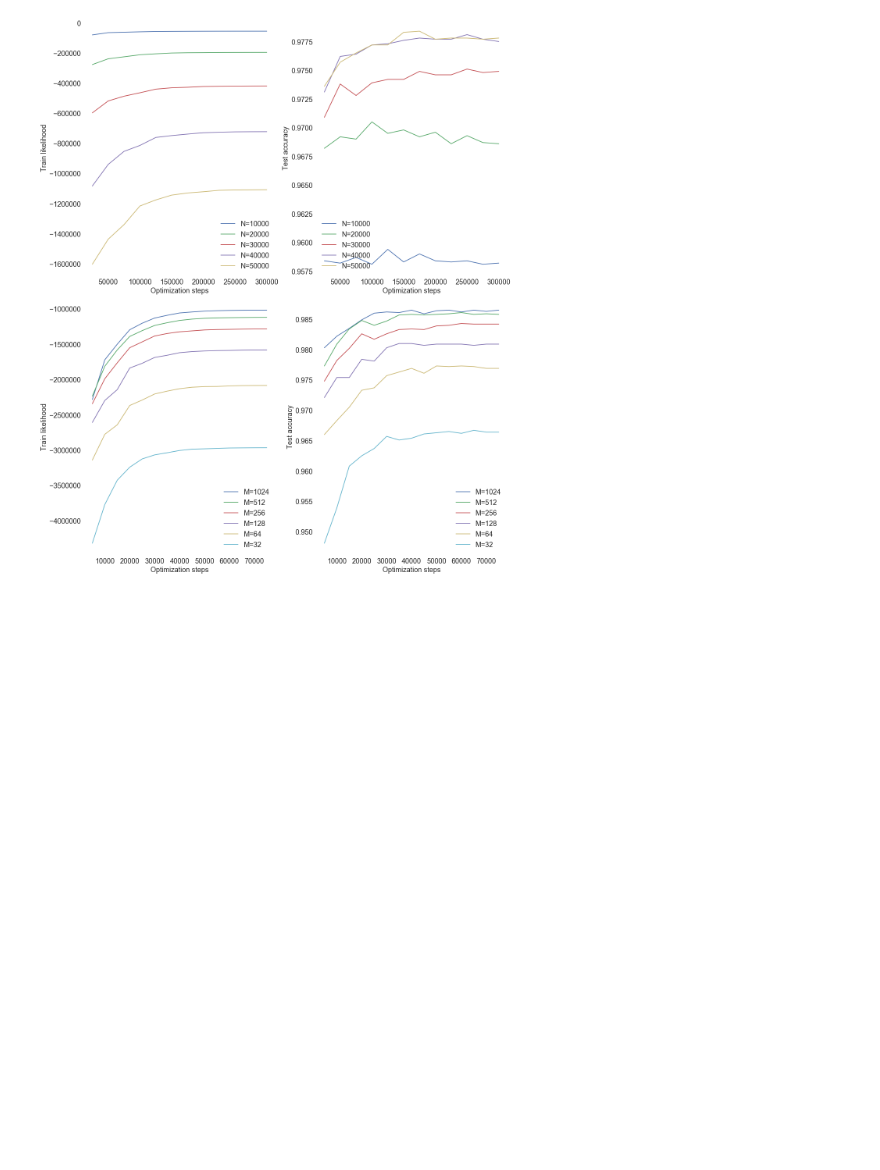
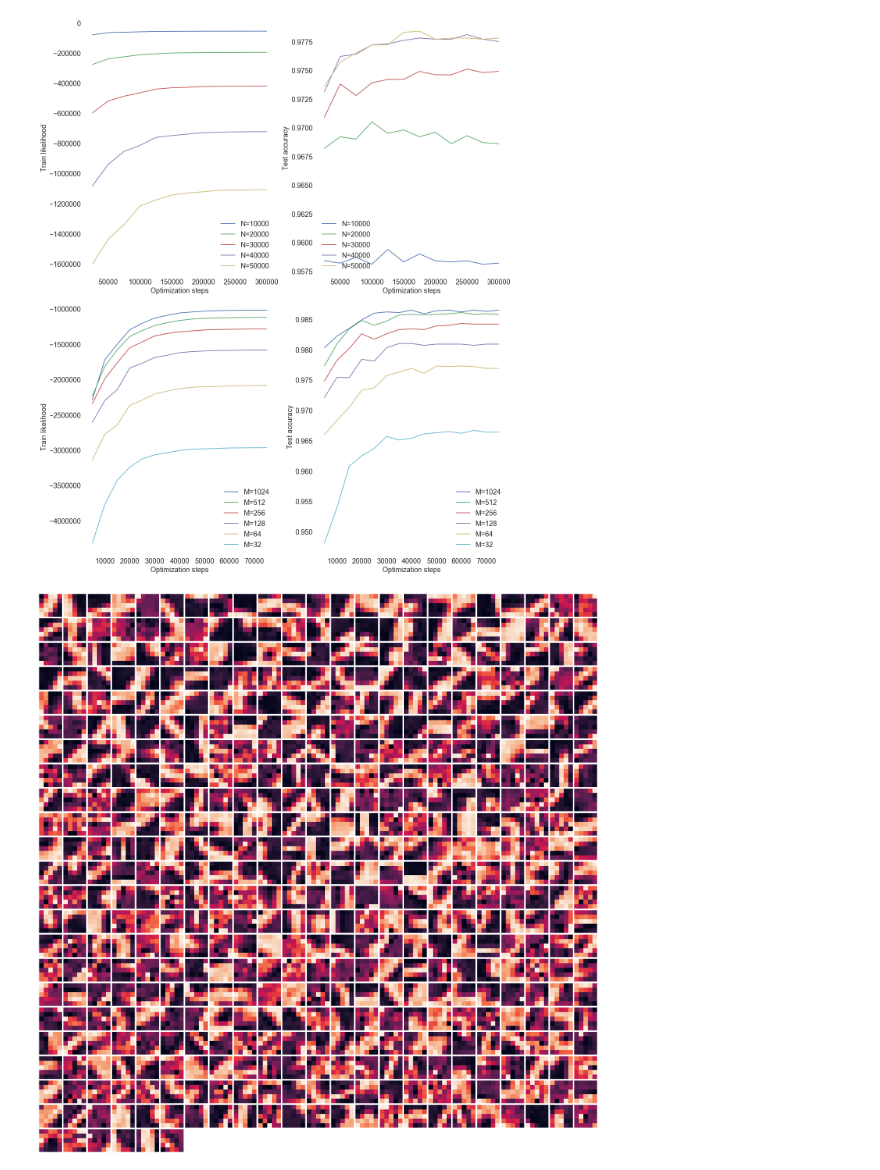
Before and after one commit to kekeblom/DeepCGP, a Jupyter notebook: notebooks/convgp MNIST.ipynb, the cells around one changed output. Cells and saved outputs as stored; diff of their text form; code cells hidden in the pictures; blank space fills up the shorter version.

Commit message:
Plot inducing features, ignore tensorflow checkpoint files

```diff
--- a/notebooks/convgp MNIST.ipynb
+++ b/notebooks/convgp MNIST.ipynb
@@ -75,3 +80,33 @@ M_experiments.sort(key=lambda a: -a['flags']['M'])
 plot_likelihood_accuracy(M_experiments, lambda e: "M={}".format(e['flags']['M']), row=1)
 # %% [output]
 [figure]
+# %%
+def tile_inducing_points(points):
+    points = points.reshape(-1, 5, 5)
+    rows = int(np.ceil(np.sqrt(points.shape[0])))
+    columns = int(np.ceil(np.sqrt(points.shape[0])))
+    height_padding = rows - 1
+    width_padding = columns - 1
+    point_shape = points.shape[1:]
+    height = point_shape[0] * rows + height_padding
+    width = point_shape[0] * columns + width_padding
+    out = np.zeros((height, width), dtype=np.float32)
+    for row_index in range(rows):
+        for column_index in range(columns):
+            point_index = row_index * rows + column_index
+            if point_index >= points.shape[0]:
+                break;
+            current_point = points[point_index]
+            axis = plt.subplot2grid((rows, columns), (row_index, column_index))
+            axis.imshow(current_point)
+            axis.yaxis.set_visible(False)
+            axis.xaxis.set_visible(False)
+    return out
+
+
+inducing_points = np.load('../results/N60000_M512/inducing_points.npy')
+figure = plt.figure(figsize=(50, 50))
+tile_inducing_points(inducing_points)
+plt.tight_layout()
+# %% [output]
+[figure, added]
```
Also changed, not shown: parts of 2 cells of this notebook, 1 other file.
